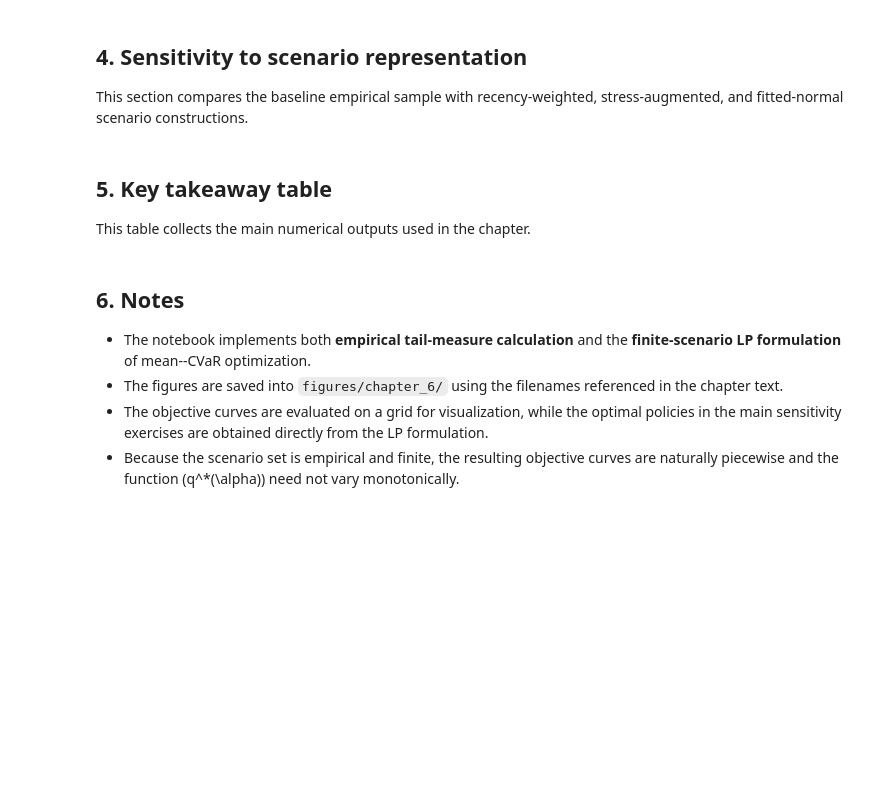
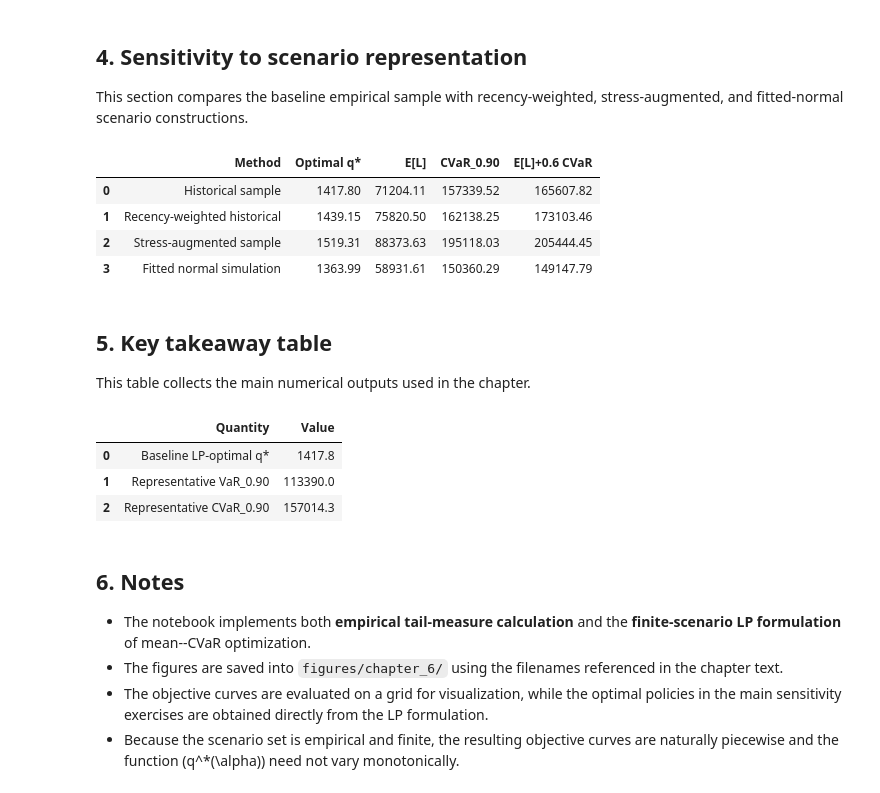
Before and after one commit to foliveira18/risk-analytics-book, a Jupyter notebook: chapter_6/chapter6_companion.ipynb, the cells around one changed output. Saved outputs shown, nothing was run; the diff lists cells and outputs as text; code cells hidden in the pictures; blank space fills up the shorter version.

Commit message:
Revised Table 6.1

```diff
--- a/chapter_6/chapter6_companion.ipynb
+++ b/chapter_6/chapter6_companion.ipynb
@@ -501,36 +606,43 @@ stress_w = np.concatenate([
 # fitted normal simulation
 mu_hat = demand.mean()
 sigma_hat = demand.std(ddof=1)
-sim_D = RNG.normal(mu_hat, sigma_hat, size=30000)
+sim_D = RNG.normal(mu_hat, sigma_hat, size=1000)
+
 sim_D = np.clip(sim_D, 500, None)
 sim_w = np.ones(len(sim_D)) / len(sim_D)
 
 rows = []
 for method, D, w in [
     ("Historical sample", demand, weights),
     ("Recency-weighted historical", demand, rec_w),
     ("Stress-augmented sample", stress_D, stress_w),
     ("Fitted normal simulation", sim_D, sim_w),
 ]:
     sol = solve_newsvendor_mean_cvar_lp(
         demand=D,
         Co=Co,
         Cu=Cu,
         lam=lambda_base,
         alpha=alpha_base,
         probs=w,
         q_bounds=(700, 2400)
     )
     rows.append({
         "Method": method,
         "Optimal q*": round(sol["q_star"], 2),
         "E[L]": round(sol["mean_loss"], 2),
         "CVaR_0.90": round(sol["cvar"], 2),
         "E[L]+0.6 CVaR": round(sol["objective"], 2),
     })
 
 scenario_table = pd.DataFrame(rows)
 scenario_table
+# %% [output]
+|  | Method | Optimal q* | E[L] | CVaR_0.90 | E[L]+0.6 CVaR |
+| 0 | Historical sample | 1417.80 | 71204.11 | 157339.52 | 165607.82 |
+| 1 | Recency-weighted historical | 1439.15 | 75820.50 | 162138.25 | 173103.46 |
+| 2 | Stress-augmented sample | 1519.31 | 88373.63 | 195118.03 | 205444.45 |
+| 3 | Fitted normal simulation | 1363.99 | 58931.61 | 150360.29 | 149147.79 |
 # %% [markdown]
 ## 5. Key takeaway table
 
@@ -539,18 +651,21 @@ This table collects the main numerical outputs used in the chapter.
 key_table = pd.DataFrame({
     "Quantity": [
         "Baseline LP-optimal q*",
-        "Representative plotted q",
         "Representative VaR_0.90",
         "Representative CVaR_0.90",
     ],
     "Value": [
         round(baseline_lp["q_star"], 2),
-        q_rep,
         round(rep_var, 2),
         round(rep_cvar, 2),
     ]
 })
 key_table
+# %% [output]
+|  | Quantity | Value |
+| 0 | Baseline LP-optimal q* | 1417.8 |
+| 1 | Representative VaR_0.90 | 113390.0 |
+| 2 | Representative CVaR_0.90 | 157014.3 |
 # %% [markdown]
 ## 6. Notes
 
```
Also changed, not shown: parts of 17 cells of this notebook.
